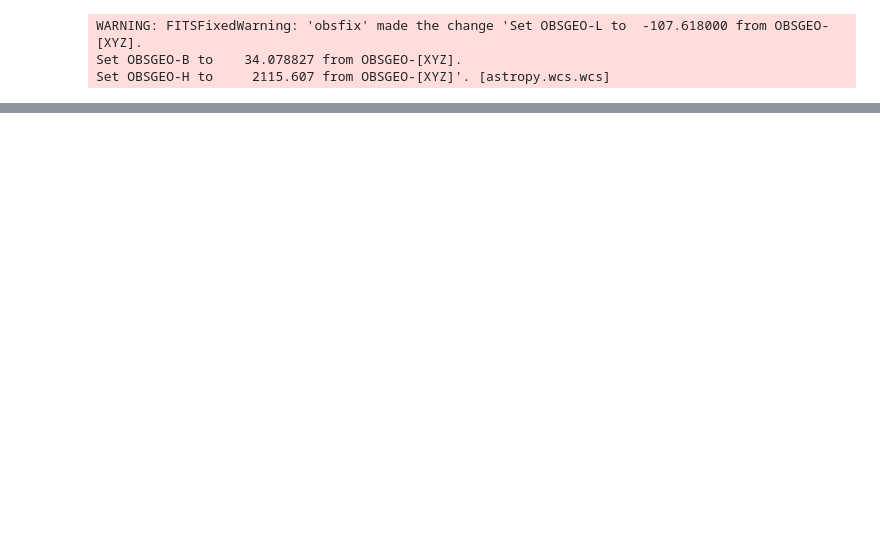
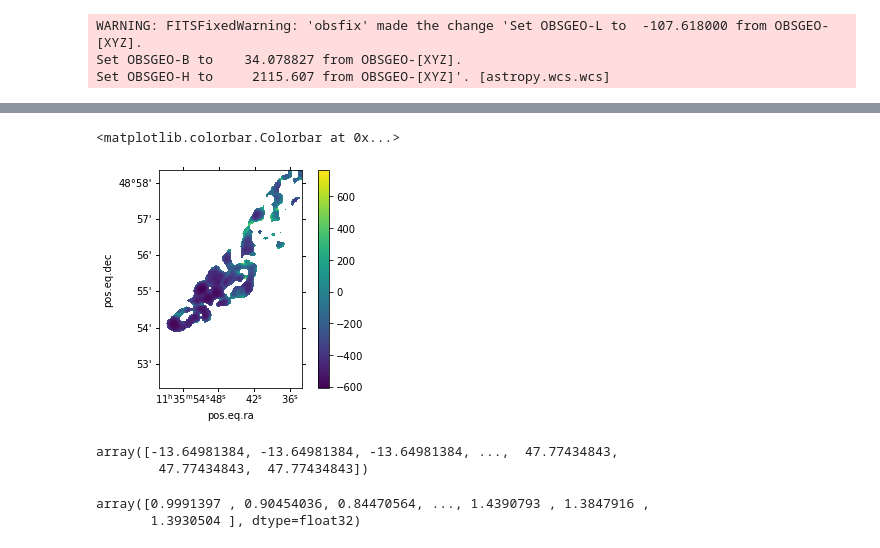
Before and after one commit to miguelcarcamov/csromer, a Jupyter notebook: sandboxes/rm_statistics.ipynb, the cells around one changed output, grey strips where cells are left out. Cells and saved outputs as stored; diff of their text form; code cells hidden in the pictures; blank space fills up the shorter version.

```diff
--- a/sandboxes/rm_statistics.ipynb
+++ b/sandboxes/rm_statistics.ipynb
@@ -114,3 +121,23 @@ npixels = np.count_nonzero(~np.isnan(rm))
+# %%
+fig = plt.figure()
+ax = plt.subplot(projection=wcs)
+ax.imshow(sigma_phi)
+#ax.set_xlim(x_lim[1], x_lim[0])
+#ax.set_ylim(y_lim[1], y_lim[0])
+fig.colorbar(im, ax=ax, orientation='vertical')
+# %% [output]
+<matplotlib.colorbar.Colorbar at 0x...>
+[figure, added]
+# %%
+rm[~np.isnan(rm)]
+# %% [output]
+array([-13.64981384, -13.64981384, -13.64981384, ...,  47.77434843,
+        47.77434843,  47.77434843])
+# %%
+sigma_phi[~np.isnan(sigma_phi)]
+# %% [output]
+array([0.9991397 , 0.90454036, 0.84470564, ..., 1.4390793 , 1.3847916 ,
+       1.3930504 ], dtype=float32)
 # %%
 dx = rm_hdu.header["CDELT1"] * un.deg
 dy = rm_hdu.header["CDELT2"] * un.deg
```
Also changed, not shown: parts of 21 cells of this notebook, 22 other files.
